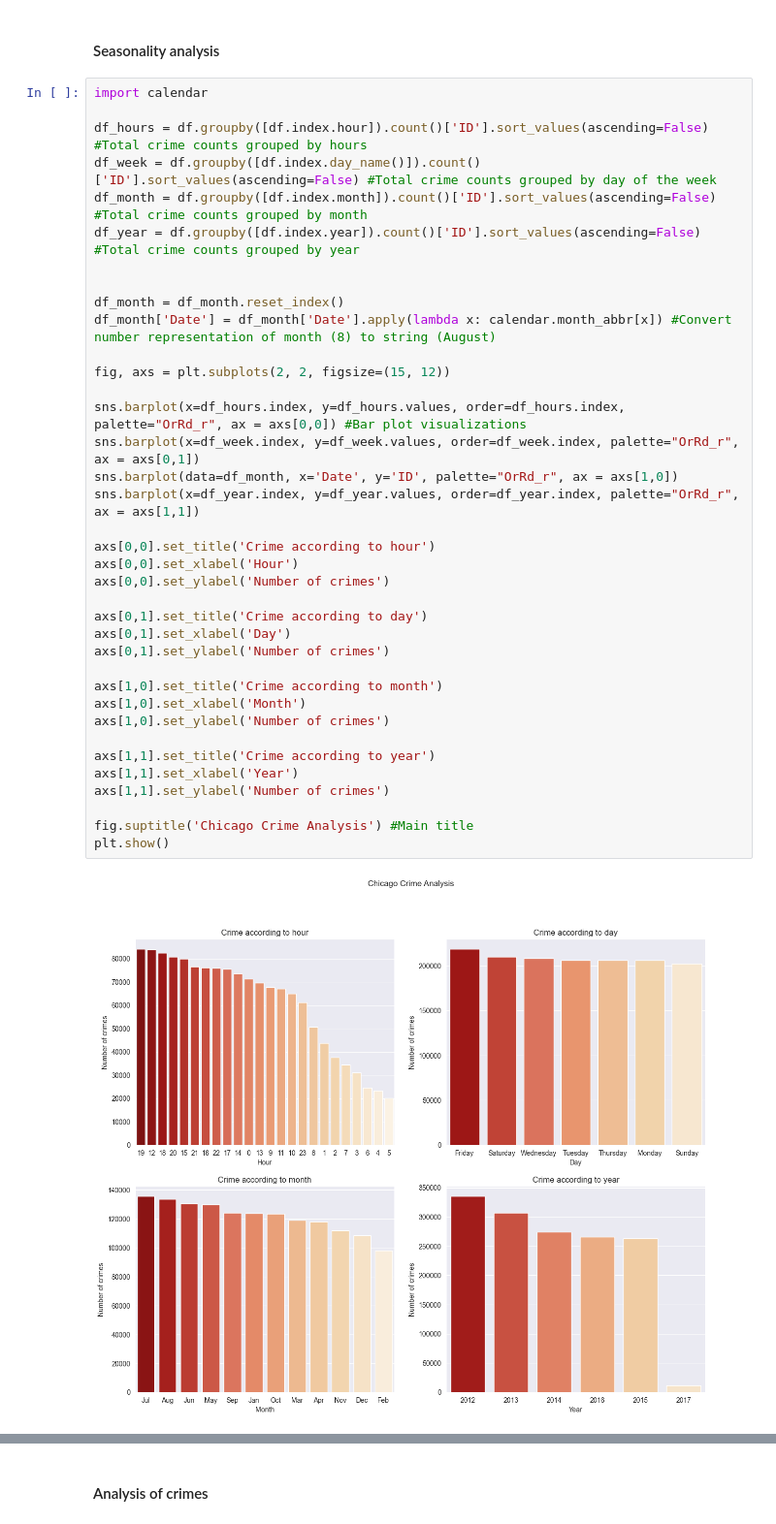
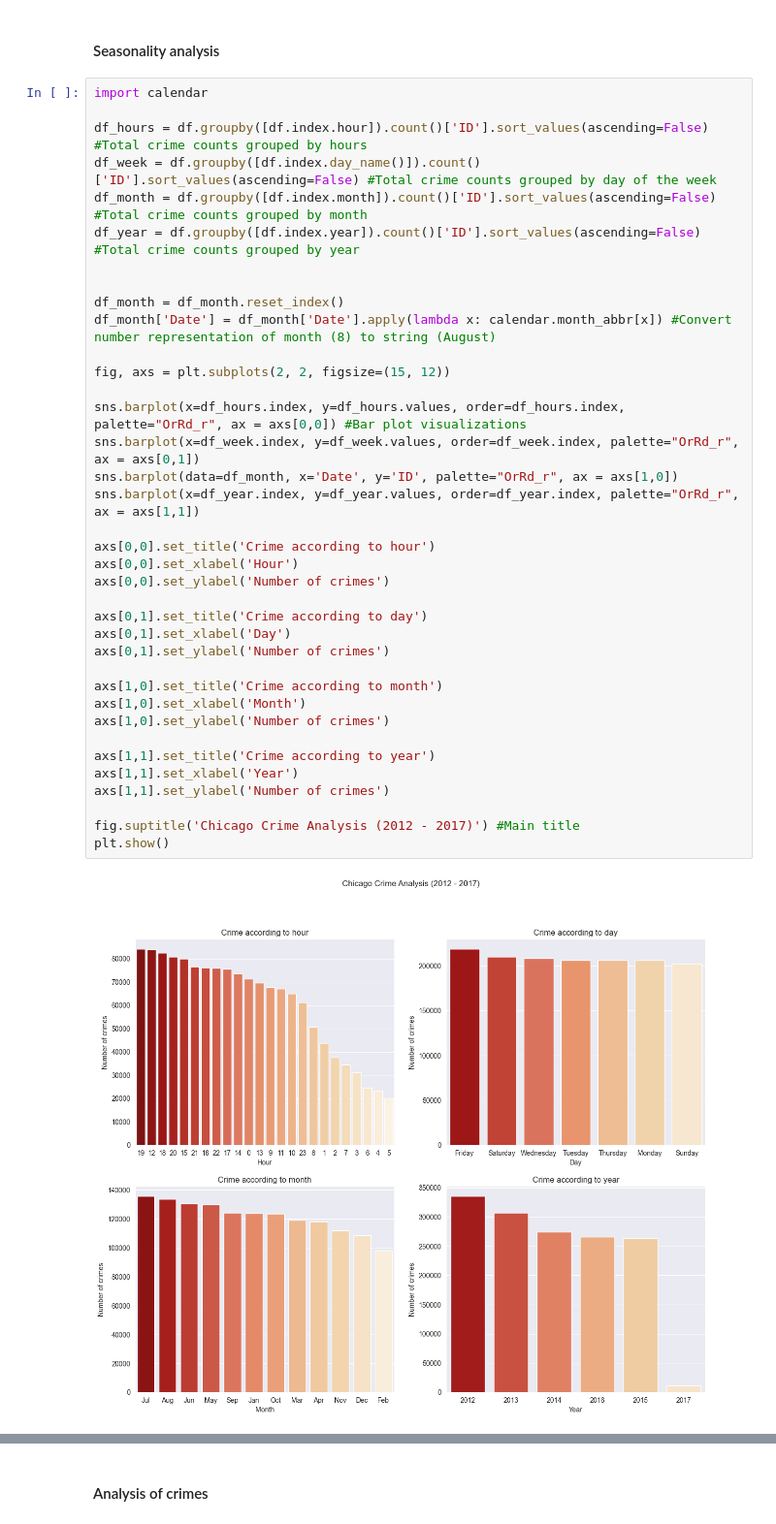
Before and after one commit to BlocknBoom123/CrimePy, a Jupyter notebook: Chicago/ChicagoCrime.ipynb, the cells around one changed output, grey strips where cells are left out. Shown at 97% size. Saved outputs shown, nothing was run; the diff lists cells and outputs as text.

```diff
--- a/Chicago/ChicagoCrime.ipynb
+++ b/Chicago/ChicagoCrime.ipynb
@@ -222,33 +223,33 @@ df_year = df.groupby([df.index.year]).count()['ID'].sort_values(ascending=False)
 
 
 df_month = df_month.reset_index()
 df_month['Date'] = df_month['Date'].apply(lambda x: calendar.month_abbr[x]) #Convert number representation of month (8) to string (August)
 
 fig, axs = plt.subplots(2, 2, figsize=(15, 12))
 
 sns.barplot(x=df_hours.index, y=df_hours.values, order=df_hours.index, palette="OrRd_r", ax = axs[0,0]) #Bar plot visualizations
 sns.barplot(x=df_week.index, y=df_week.values, order=df_week.index, palette="OrRd_r", ax = axs[0,1])
 sns.barplot(data=df_month, x='Date', y='ID', palette="OrRd_r", ax = axs[1,0])
 sns.barplot(x=df_year.index, y=df_year.values, order=df_year.index, palette="OrRd_r", ax = axs[1,1])
 
 axs[0,0].set_title('Crime according to hour')
 axs[0,0].set_xlabel('Hour')
 axs[0,0].set_ylabel('Number of crimes')
 
 axs[0,1].set_title('Crime according to day')
 axs[0,1].set_xlabel('Day')
 axs[0,1].set_ylabel('Number of crimes')
 
 axs[1,0].set_title('Crime according to month')
 axs[1,0].set_xlabel('Month')
 axs[1,0].set_ylabel('Number of crimes')
 
 axs[1,1].set_title('Crime according to year')
 axs[1,1].set_xlabel('Year')
 axs[1,1].set_ylabel('Number of crimes')
 
-fig.suptitle('Chicago Crime Analysis') #Main title
+fig.suptitle('Chicago Crime Analysis (2012 - 2017)') #Main title
 plt.show()
 # %% [output]
-[figure, old version]
+[figure, new version]
 # %% [markdown]
```
Also changed, not shown: parts of 32 cells of this notebook, 6 other files.
